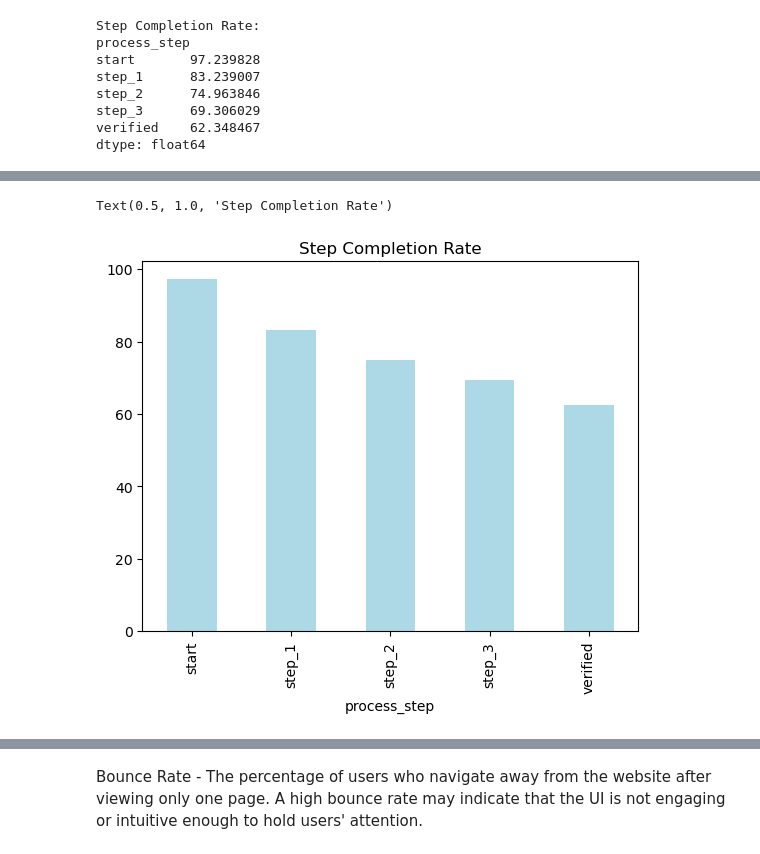
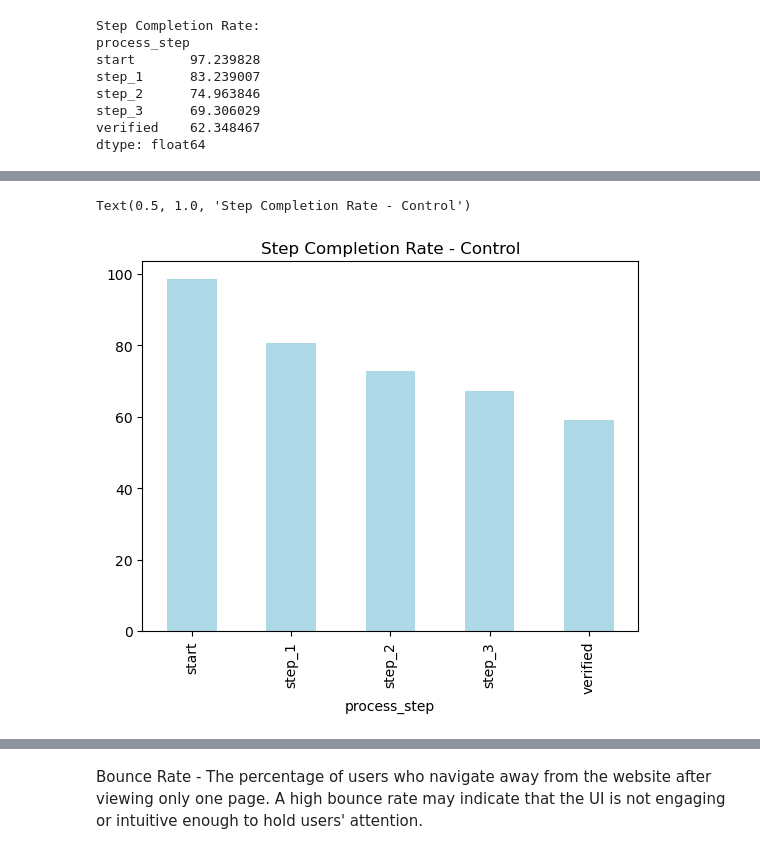
Before and after one commit to mwilfer8888/the-pookies-project, a Jupyter notebook: Pookies_Project (SAFE).ipynb, the cells around one changed output, grey strips where cells are left out. Saved outputs shown, nothing was run; the diff lists cells and outputs as text; code cells hidden in the pictures.

```diff
--- a/Pookies_Project (SAFE).ipynb
+++ b/Pookies_Project (SAFE).ipynb
@@ -689,3 +723,12 @@ step_2      74.963846
 step_3      69.306029
 verified    62.348467
 dtype: float64
+# %%
+# Calculate the total number of unique visitors who started the process for Control
+
+control_unique_visitors = control['visitor_id'].nunique()
+# Group by process step and calculate the completion rate for each step
+control_step_completion_rate = control.groupby('process_step').apply(lambda x: (x['visitor_id'].nunique() / control_unique_visitors) * 100)
+# Print the completion rate for each step
+print("Control - Step Completion Rate:")
+print(control_step_completion_rate)
@@ -692,6 +762,6 @@ dtype: float64
 # %%
-step_completion_rate.plot(kind="bar", stacked=False, color='lightblue')
-plt.title("Step Completion Rate")
+control_step_completion_rate.plot(kind="bar", stacked=False, color='lightblue')
+plt.title("Step Completion Rate - Control")
 # %% [output]
-Text(0.5, 1.0, 'Step Completion Rate')
+Text(0.5, 1.0, 'Step Completion Rate - Control')
-[figure, old version]
+[figure, new version]
```
Also changed, not shown: parts of 18 cells of this notebook.
